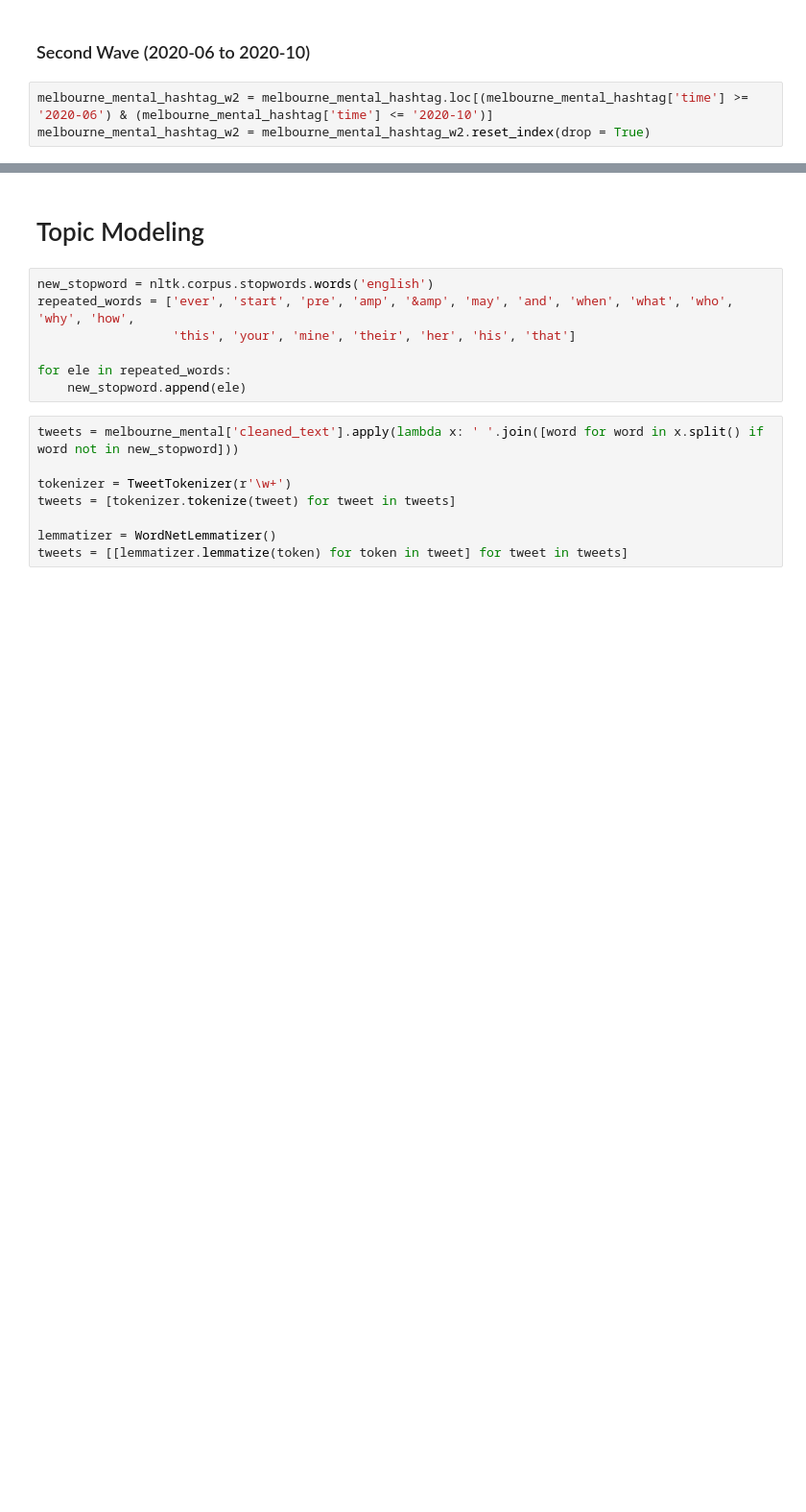
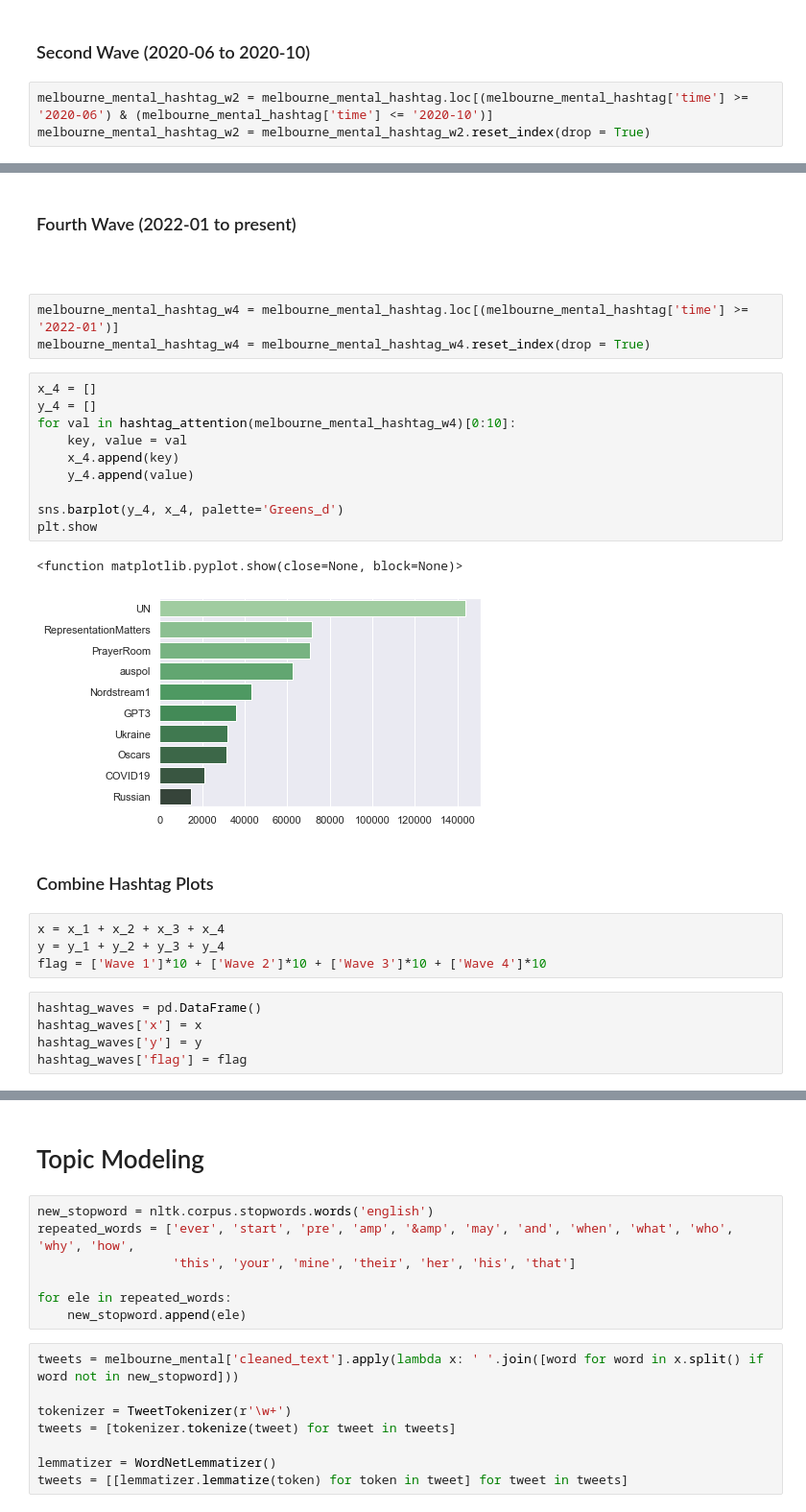
Before and after one commit to DoreenML/COMP90024-Assignment2, a Jupyter notebook: CouchDB/data_analysis_mark9.ipynb, the cells around one changed output, grey strips where cells are left out. Shown at 96% size. Cells and saved outputs as stored; diff of their text form; blank space fills up the shorter version.

```diff
--- a/CouchDB/data_analysis_mark9.ipynb
+++ b/CouchDB/data_analysis_mark9.ipynb
@@ -806,0 +808,31 @@ plt.show
+# %% [markdown]
+### Fourth Wave (2022-01 to present)
+# %% [markdown]
+###
+# %%
+melbourne_mental_hashtag_w4 = melbourne_mental_hashtag.loc[(melbourne_mental_hashtag['time'] >= '2022-01')]
+melbourne_mental_hashtag_w4 = melbourne_mental_hashtag_w4.reset_index(drop = True)
+# %%
+x_4 = []
+y_4 = []
+for val in hashtag_attention(melbourne_mental_hashtag_w4)[0:10]:
+    key, value = val
+    x_4.append(key)
+    y_4.append(value)
+
+sns.barplot(y_4, x_4, palette='Greens_d')
+plt.show
+# %% [output]
+<function matplotlib.pyplot.show(close=None, block=None)>
+[figure, added]
+# %% [markdown]
+### Combine Hashtag Plots
+# %%
+x = x_1 + x_2 + x_3 + x_4
+y = y_1 + y_2 + y_3 + y_4
+flag = ['Wave 1']*10 + ['Wave 2']*10 + ['Wave 3']*10 + ['Wave 4']*10
+# %%
+hashtag_waves = pd.DataFrame()
+hashtag_waves['x'] = x
+hashtag_waves['y'] = y
+hashtag_waves['flag'] = flag
```
Also changed, not shown: parts of 15 cells of this notebook.
